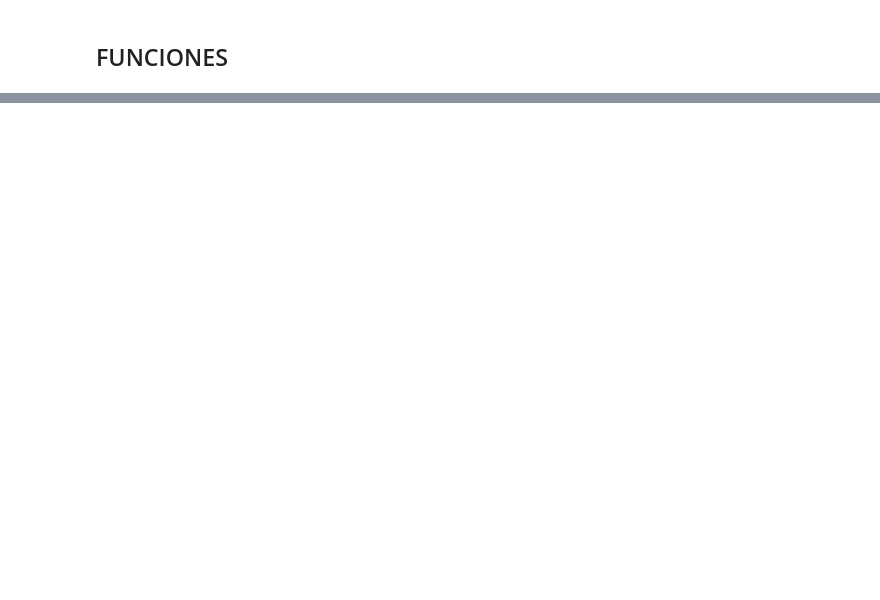
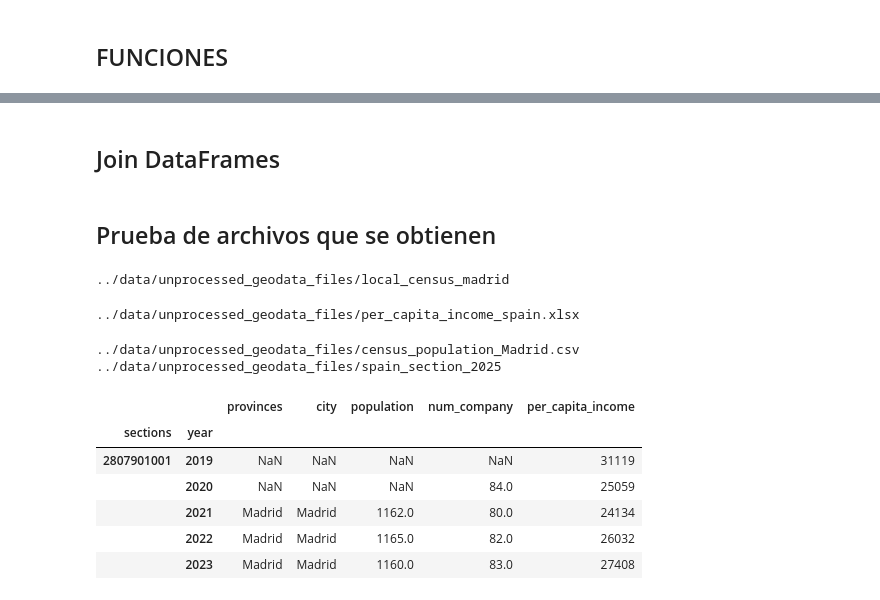
Before and after one commit to juanjose-miras/TFM, a Jupyter notebook: etl/src/ETLpruebas.ipynb, the cells around one changed output, grey strips where cells are left out. Saved outputs shown, nothing was run; the diff lists cells and outputs as text; code cells hidden in the pictures; blank space fills up the shorter version.

```diff
--- a/etl/src/ETLpruebas.ipynb
+++ b/etl/src/ETLpruebas.ipynb
@@ -499,0 +780,17 @@ print(df.head(20))
+# %% [markdown]
+## Join DataFrames
+# %%
+
+
+
+df_nuevo = df_me.set_index(['sections', 'year']).join(df_pob.set_index(['sections', 'year']), how='outer')
+
+'''print(df_me)
+print(df_pob)'''
+'''print(df_nuevo)'''
+
+df_nuevo.reset_index(inplace=True)
+
+df_nuevo[['provinces','city']] = df_nuevo.groupby('sections')[['provinces','city']].bfill()
+
+df_nuevo.to_csv("join_prueba.csv", encoding='utf-8-sig', sep=';', index=False)
@@ -499,0 +924,41 @@ print(df.head(20))
+# %% [markdown]
+## Prueba de archivos que se obtienen
+# %%
+import glob
+import os
+import re
+
+input_folder = '../data/unprocessed_geodata_files'
+
+files_path = [
+    path for path in glob.glob(f'{input_folder}/*')
+    if not os.path.basename(path).startswith('~')
+    ]
+
+for path in files_path:
+    print(path)
+    if 'local' in path:
+        df_num_companies = process_num_company(path)
+    elif 'section' in path:
+        df_area_section = get_area_of_geodf(path)
+    elif 'population' in path:
+        df_population = process_population(path)
+    elif any(word in path for word in ['income','capita']):
+        df_per_capita_income = process_per_capita_income(path)
+
+df_final = df_population.join([df_num_companies, df_per_capita_income], how='outer')
+
+
+df_final.head()
+# %% [output]
+../data/unprocessed_geodata_files/local_census_madrid
+../data/unprocessed_geodata_files/per_capita_income_spain.xlsx
+../data/unprocessed_geodata_files/census_population_Madrid.csv
+../data/unprocessed_geodata_files/spain_section_2025
+|  |  | provinces | city | population | num_company | per_capita_income |
+| sections | year |  |  |  |  |  |
+| 2807901001 | 2019 | NaN | NaN | NaN | NaN | 31119 |
+|  | 2020 | NaN | NaN | NaN | 84.0 | 25059 |
+|  | 2021 | Madrid | Madrid | 1162.0 | 80.0 | 24134 |
+|  | 2022 | Madrid | Madrid | 1165.0 | 82.0 | 26032 |
+|  | 2023 | Madrid | Madrid | 1160.0 | 83.0 | 27408 |
```
Also changed, not shown: parts of 19 cells of this notebook, 4 other files.
